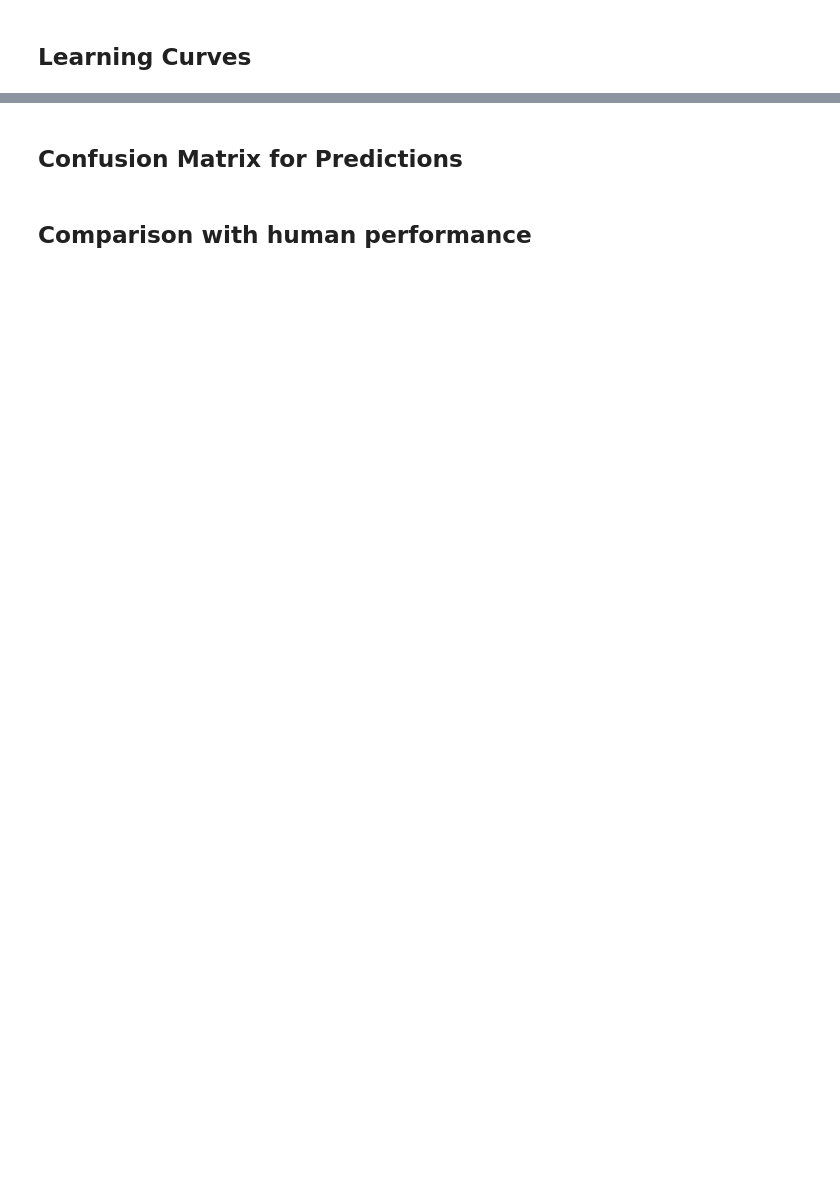
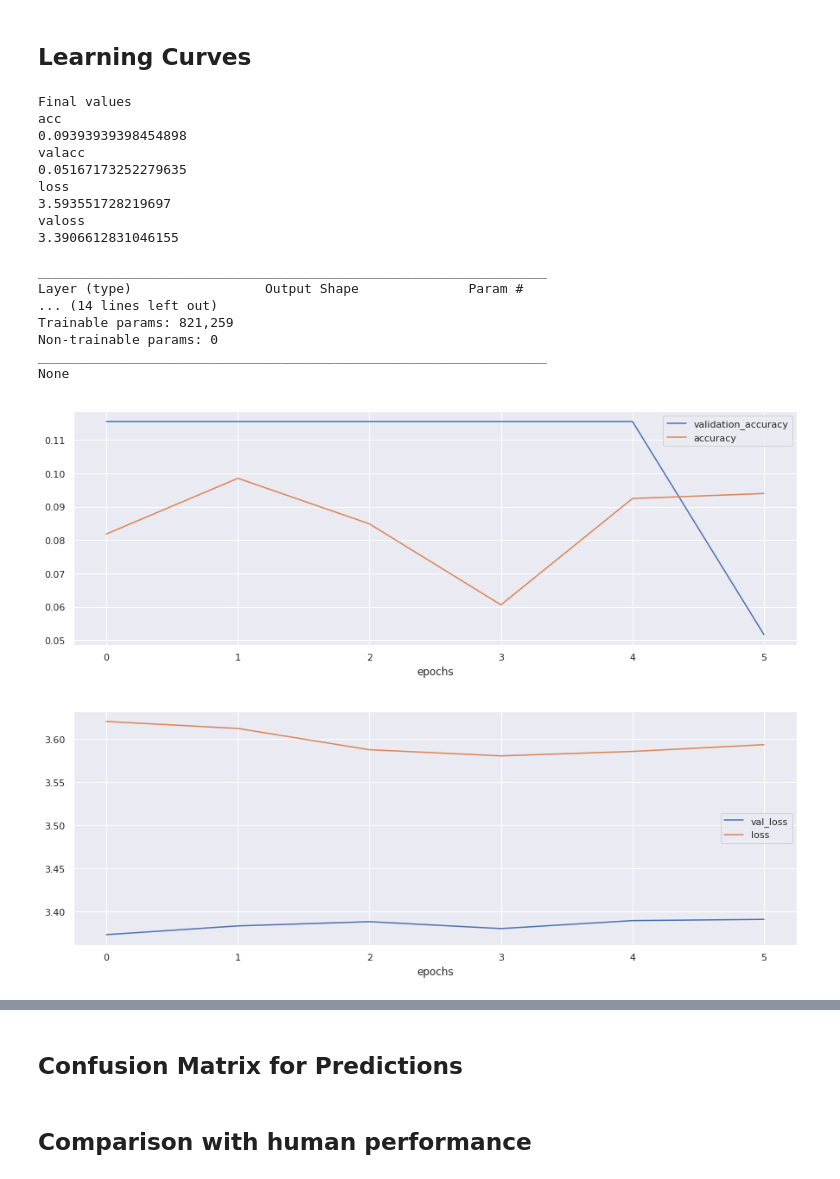
Before and after one commit to laureleo/chord-prediction, a Jupyter notebook: Generate_results.ipynb, the cells around one changed output, grey strips where cells are left out. Drawn from its saved outputs; the diff is of its cells as text; code cells hidden in the pictures; blank space fills up the shorter version.

Commit message:
Setting up cross validation

```diff
--- a/Generate_results.ipynb
+++ b/Generate_results.ipynb
@@ -96,8 +103 @@ earlystop = EarlyStopping(monitor='val_acc', min_delta=0, patience=5, verbose=0)
 callbacks_list = [checkpoint, earlystop]
-# %%
-history = model.fit(train_in,
-                    train_out,
-                    epochs = 25,
-                    verbose = 1,
-                    validation_split = 0.1,
-                    callbacks = callbacks_list)
@@ -150,0 +157,13 @@ plt.show()
+# %%
+prob_dist = 0
+for model in model_storage:
+    # Retrieve the probability distributions for the classes
+    prob_dist += model.predict(test_in)
+
+# Generate chord predictions from the average probability distribution
+predicted = remap(prob_dist/cv_folds, test.columns.values)
+
+# Generate actual from the test
+actual = remap(test_out, test.columns.values)
+
+print(classification_report(actual, predicted))
@@ -151,30 +188,49 @@ plt.show()
 # %% [markdown]
 ## Learning Curves
 # %%
-def disp_results(history_object):
+def disp_results(model_vector):
     """
-    Takes a history object and plots the evolution of the metrics as well as the final scores
+    Takes a model vector plots the evolution of the metrics as well as the final scores for each model
     """
-    history = history_object
-    df = pd.DataFrame({'epochs': history.epoch,
-                       'accuracy': history.history['acc'],
-                       'validation_accuracy': history.history['val_acc'],
-                       'loss': history.history['loss'],
-                       'val_loss': history.history['val_loss']})
+    for model in model_vector:
+        history = model.history
+        df = pd.DataFrame({'epochs': history.epoch,
+                           'accuracy': history.history['acc'],
+                           'validation_accuracy': history.history['val_acc'],
+                           'loss': history.history['loss'],
+                           'val_loss': history.history['val_loss']})
 
 
-    #Plot the the scores on the validation and training sets
-    df.plot(x='epochs', y = ['validation_accuracy','accuracy'], figsize=[15,5])
-    df.plot(x='epochs', y = ['val_loss','loss'], figsize=[15,5])
+        #Plot the the scores on the validation and training sets
+        df.plot(x='epochs', y = ['validation_accuracy','accuracy'], figsize=[15,5])
+        df.plot(x='epochs', y = ['val_loss','loss'], figsize=[15,5])
 
-    a = history.history['acc'][-1]
-    va= history.history['val_acc'][-1]
-    l = history.history['loss'][-1]
-    vl= history.history['val_loss'][-1]
+        a = history.history['acc'][-1]
+        va= history.history['val_acc'][-1]
+        l = history.history['loss'][-1]
+        vl= history.history['val_loss'][-1]
 
-    print("Final values\nacc\n{}\nvalacc\n{}\nloss\n{}\nvaloss\n{}\n".format(a, va, l, vl))
+        print("Final values\nacc\n{}\nvalacc\n{}\nloss\n{}\nvaloss\n{}\n".format(a, va, l, vl))
+        plt.show()
 
-    print(history.model.summary())
-    plt.show()
-
-disp_results(history)
+disp_results(model_storage)
+# %% [output]
+Final values
+acc
+0.09393939398454898
+valacc
+0.05167173252279635
+loss
+3.593551728219697
+valoss
+3.3906612831046155
+
+_________________________________________________________________
+Layer (type)                 Output Shape              Param #
+... (14 lines left out)
+Trainable params: 821,259
+Non-trainable params: 0
+_________________________________________________________________
+None
+[figure, added]
+[figure, added]
```
Also changed, not shown: parts of 14 cells of this notebook, 3 other files.
